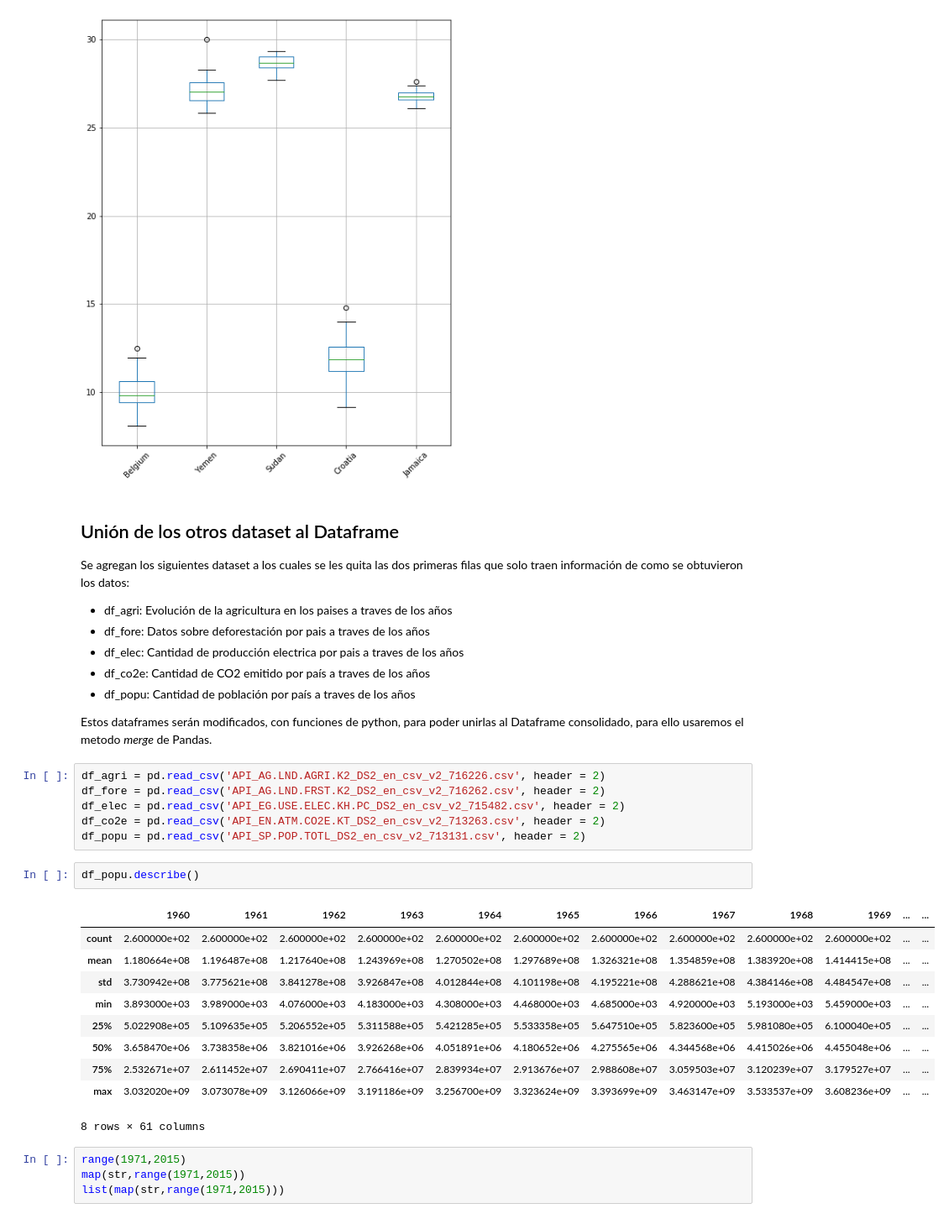
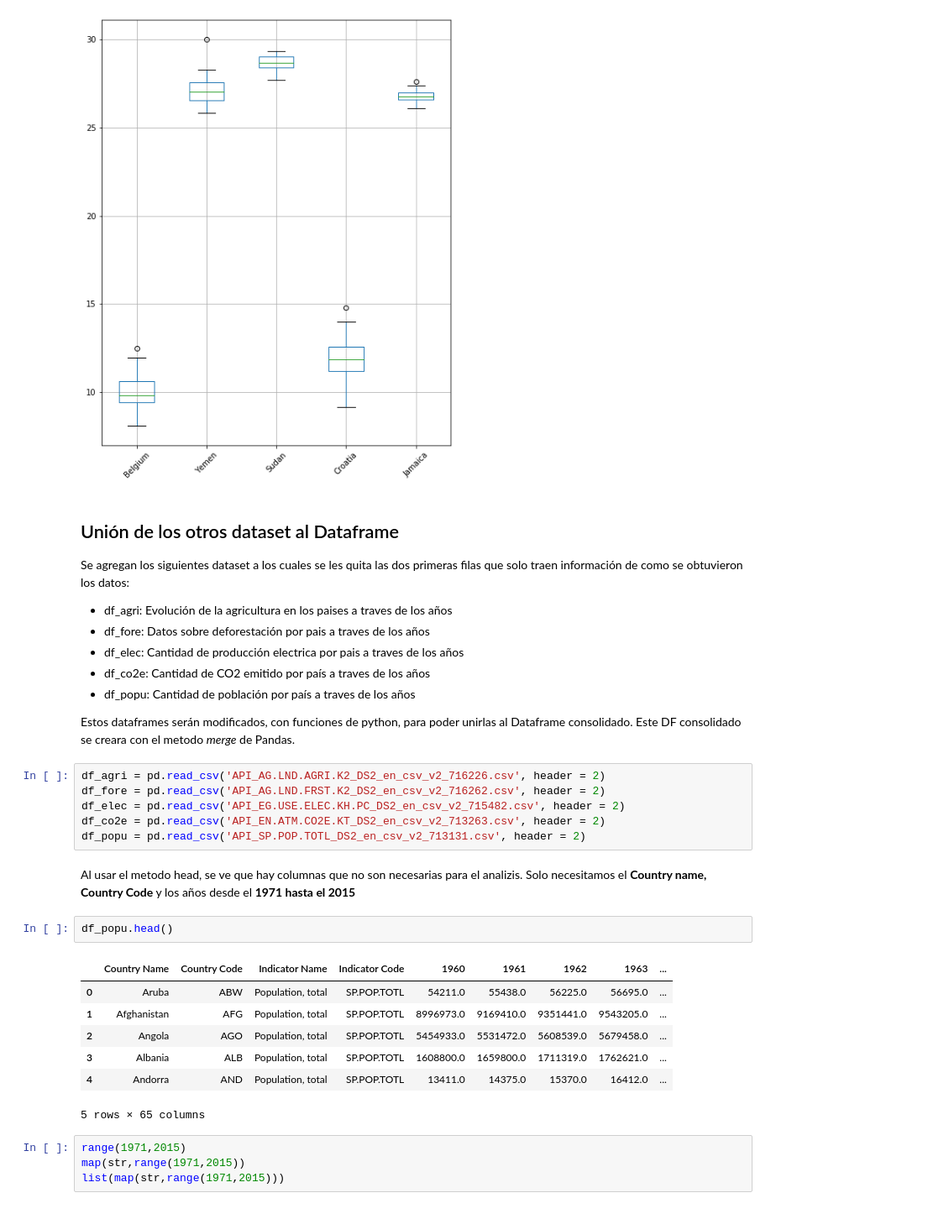
Before and after one commit to AngelloVillanueva/global_warming, a Jupyter notebook: Data Analysis.ipynb, the cells around one changed output. Shown at 84% size. Drawn from its saved outputs; the diff is of its cells as text.

```diff
--- a/Data Analysis.ipynb
+++ b/Data Analysis.ipynb
@@ -307,26 +307,25 @@ Se agregan los siguientes dataset a los cuales se les quita las dos primeras fil
 - df_co2e: Cantidad de CO2 emitido por país a traves de los años
 - df_popu: Cantidad de población por país a traves de los años
 
-Estos dataframes serán modificados, con funciones de python, para poder unirlas al Dataframe consolidado, para ello usaremos el metodo *merge* de Pandas.
+Estos dataframes serán modificados, con funciones de python, para poder unirlas al Dataframe consolidado. Este DF consolidado se creara con el metodo *merge* de Pandas.
 # %%
 df_agri = pd.read_csv('API_AG.LND.AGRI.K2_DS2_en_csv_v2_716226.csv', header = 2)
 df_fore = pd.read_csv('API_AG.LND.FRST.K2_DS2_en_csv_v2_716262.csv', header = 2)
 df_elec = pd.read_csv('API_EG.USE.ELEC.KH.PC_DS2_en_csv_v2_715482.csv', header = 2)
 df_co2e = pd.read_csv('API_EN.ATM.CO2E.KT_DS2_en_csv_v2_713263.csv', header = 2)
 df_popu = pd.read_csv('API_SP.POP.TOTL_DS2_en_csv_v2_713131.csv', header = 2)
+# %% [markdown]
+Al usar el metodo head, se ve que hay columnas que no son necesarias para el analizis. Solo necesitamos el **Country name, Country Code** y los años desde el **1971 hasta el 2015**
 # %%
-df_popu.describe()
+df_popu.head()
 # %% [output]
-|  | 1960 | 1961 | 1962 | 1963 | 1964 | 1965 | 1966 | 1967 | 1968 | 1969 | ... | ... |
-| count | 2.600000e+02 | 2.600000e+02 | 2.600000e+02 | 2.600000e+02 | 2.600000e+02 | 2.600000e+02 | 2.600000e+02 | 2.600000e+02 | 2.600000e+02 | 2.600000e+02 | ... | ... |
-| mean | 1.180664e+08 | 1.196487e+08 | 1.217640e+08 | 1.243969e+08 | 1.270502e+08 | 1.297689e+08 | 1.326321e+08 | 1.354859e+08 | 1.383920e+08 | 1.414415e+08 | ... | ... |
-| std | 3.730942e+08 | 3.775621e+08 | 3.841278e+08 | 3.926847e+08 | 4.012844e+08 | 4.101198e+08 | 4.195221e+08 | 4.288621e+08 | 4.384146e+08 | 4.484547e+08 | ... | ... |
-| min | 3.893000e+03 | 3.989000e+03 | 4.076000e+03 | 4.183000e+03 | 4.308000e+03 | 4.468000e+03 | 4.685000e+03 | 4.920000e+03 | 5.193000e+03 | 5.459000e+03 | ... | ... |
-| 25% | 5.022908e+05 | 5.109635e+05 | 5.206552e+05 | 5.311588e+05 | 5.421285e+05 | 5.533358e+05 | 5.647510e+05 | 5.823600e+05 | 5.981080e+05 | 6.100040e+05 | ... | ... |
-| 50% | 3.658470e+06 | 3.738358e+06 | 3.821016e+06 | 3.926268e+06 | 4.051891e+06 | 4.180652e+06 | 4.275565e+06 | 4.344568e+06 | 4.415026e+06 | 4.455048e+06 | ... | ... |
-| 75% | 2.532671e+07 | 2.611452e+07 | 2.690411e+07 | 2.766416e+07 | 2.839934e+07 | 2.913676e+07 | 2.988608e+07 | 3.059503e+07 | 3.120239e+07 | 3.179527e+07 | ... | ... |
-| max | 3.032020e+09 | 3.073078e+09 | 3.126066e+09 | 3.191186e+09 | 3.256700e+09 | 3.323624e+09 | 3.393699e+09 | 3.463147e+09 | 3.533537e+09 | 3.608236e+09 | ... | ... |
+|  | Country Name | Country Code | Indicator Name | Indicator Code | 1960 | 1961 | 1962 | 1963 | ... |
+| 0 | Aruba | ABW | Population, total | SP.POP.TOTL | 54211.0 | 55438.0 | 56225.0 | 56695.0 | ... |
+| 1 | Afghanistan | AFG | Population, total | SP.POP.TOTL | 8996973.0 | 9169410.0 | 9351441.0 | 9543205.0 | ... |
+| 2 | Angola | AGO | Population, total | SP.POP.TOTL | 5454933.0 | 5531472.0 | 5608539.0 | 5679458.0 | ... |
+| 3 | Albania | ALB | Population, total | SP.POP.TOTL | 1608800.0 | 1659800.0 | 1711319.0 | 1762621.0 | ... |
+| 4 | Andorra | AND | Population, total | SP.POP.TOTL | 13411.0 | 14375.0 | 15370.0 | 16412.0 | ... |
-8 rows × 61 columns
+5 rows × 65 columns
 # %%
 range(1971,2015)
 map(str,range(1971,2015))
```
Also changed, not shown: parts of 15 cells of this notebook.
